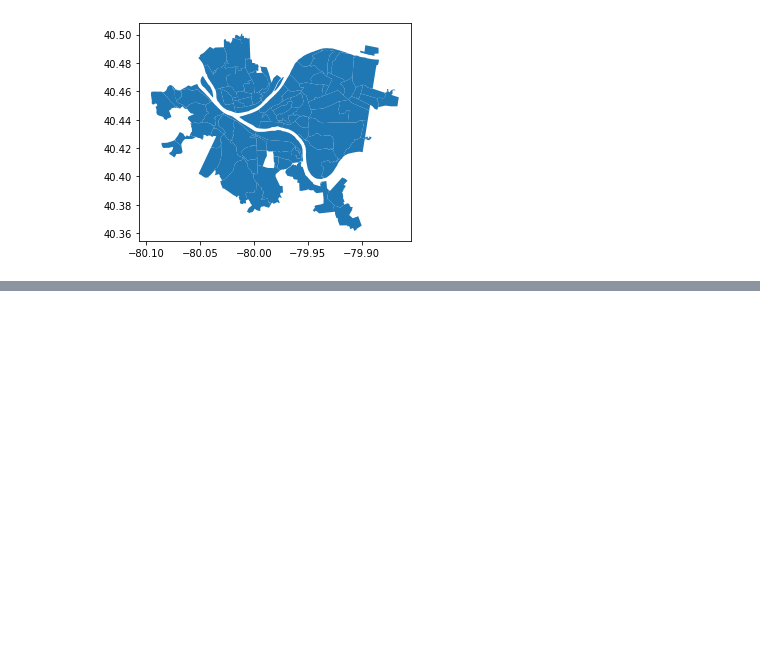
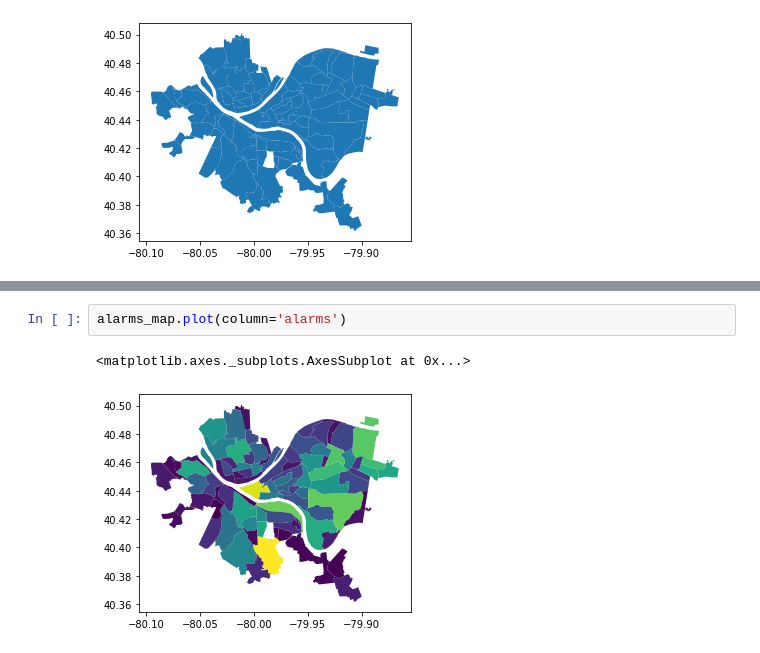
Before and after one commit to Steven-Jarmell/CS0010-FinalProject, a Jupyter notebook: FireDataSet.ipynb, the cells around one changed output, grey strips where cells are left out. Drawn from its saved outputs; the diff is of its cells as text; blank space fills up the shorter version.

```diff
--- a/FireDataSet.ipynb
+++ b/FireDataSet.ipynb
@@ -107,0 +113,5 @@ KeyError: "['number_of_steps'] not in index"
+# %%
+alarms_map.plot(column='alarms')
+# %% [output]
+<matplotlib.axes._subplots.AxesSubplot at 0x...>
+[figure, added]
```
Also changed, not shown: parts of 1 cell of this notebook.
